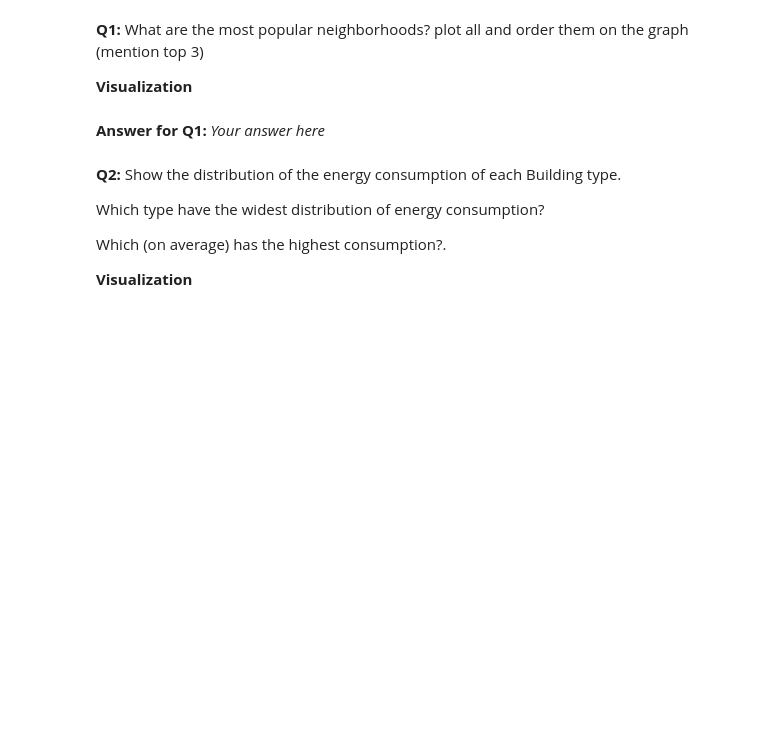
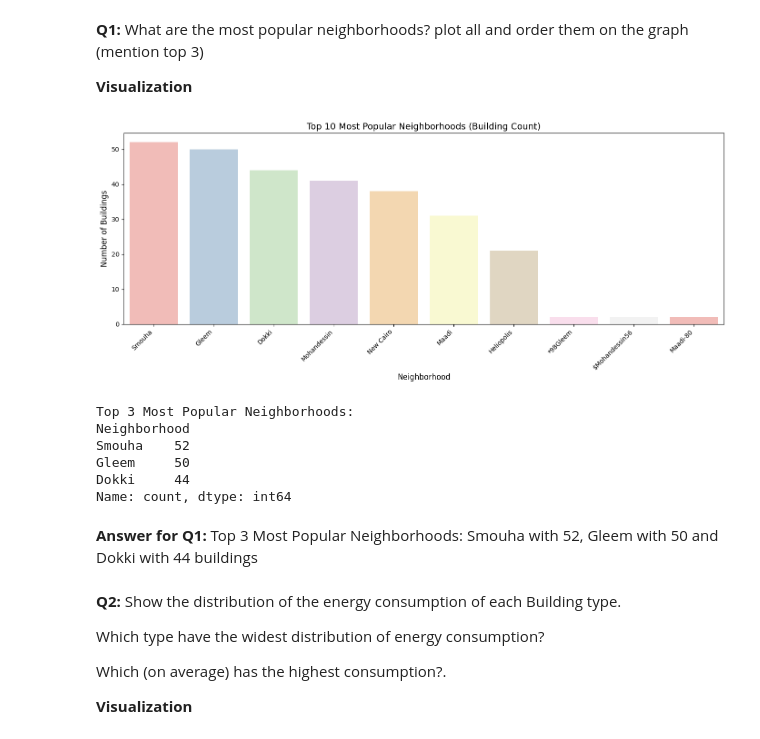
Before and after one commit to hagerbadran/AttackOnTitans, a Jupyter notebook: Regression_Mini-Project.ipynb, the cells around one changed output. Saved outputs shown, nothing was run; the diff lists cells and outputs as text; code cells hidden in the pictures; blank space fills up the shorter version.

```diff
--- a/Regression_Mini-Project.ipynb
+++ b/Regression_Mini-Project.ipynb
@@ -86,0 +135,7 @@ NameError: name 'df' is not defined
+# %%
+# Check unique values and value counts for categorical columns
+for col in df.columns:
+    print(f"{col}: {df[col].nunique()} unique values")
+    if df[col].dtype == 'object':
+        print(df[col].value_counts().head(5))
+    print("-" * 30)
@@ -90,0 +256,10 @@ _Apply any data preprocessing and/or feature engineering below. Show/output the
+# %%
+#converting Last_Maintenance_Date to datetime object
+df['Last_Maintenance_Date'] = pd.to_datetime(df['Last_Maintenance_Date'])
+
+#choose a reference date
+reference_date = pd.to_datetime('2025-10-24')
+
+# Calculate the difference in days
+df['Days_since_last_maintenance'] = (reference_date - df['Last_Maintenance_Date']).dt.days
+print(df[['Last_Maintenance_Date', 'Days_since_last_maintenance']].head())
@@ -94,8 +282,37 @@ _Apply any data preprocessing and/or feature engineering below. Show/output the
 **Q1:** What are the most popular neighborhoods? plot all and order them on the graph (mention top 3)
 
 **Visualization**
+# %%
+# plot diagram
+plt.figure(figsize=(14, 6))
+# Filter out any 'Nan' string values from the cleaning step if necessary
+neighborhood_counts = df[df['Neighborhood'] != 'Nan']['Neighborhood'].value_counts().sort_values(ascending=False)
+x_labels = neighborhood_counts.index[:10]
+y_values = neighborhood_counts.values[:10]
+sns.barplot(x=neighborhood_counts.index[:10], y=neighborhood_counts.values[:10], hue=x_labels, palette='Pastel1') # Plotting Top 10 for readability
+plt.title('Top 10 Most Popular Neighborhoods (Building Count)', fontsize=14)
+plt.xlabel('Neighborhood', fontsize=12)
+plt.ylabel('Number of Buildings', fontsize=12)
+plt.xticks(rotation=45, ha='right')
+plt.tight_layout()
+plt.show()
+
+top_3_neighborhoods = neighborhood_counts.head(3)
+print("Top 3 Most Popular Neighborhoods:")
+print(top_3_neighborhoods)
+# %% [output]
+[figure, added]
+Top 3 Most Popular Neighborhoods:
+Neighborhood
+Smouha    52
+Gleem     50
+Dokki     44
+Name: count, dtype: int64
 # %% [markdown]
-**Answer for Q1:** _Your answer here_
+**Answer for Q1:** Top 3 Most Popular Neighborhoods:
+Smouha with 52,
+Gleem with 50 and
+Dokki with 44 buildings
 # %% [markdown]
 **Q2:** Show the distribution of the energy consumption of each Building type.
 
```
Also changed, not shown: parts of 15 cells of this notebook.
